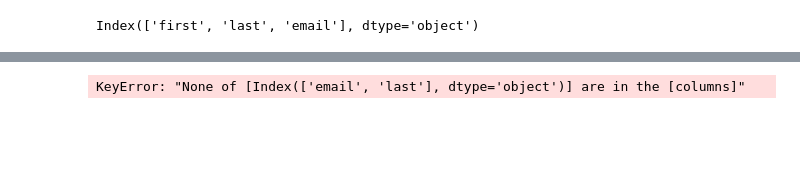
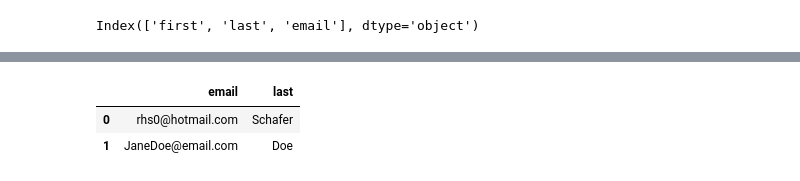
Before and after one commit to rhs2/mlbootcamp, a Jupyter notebook: 11. data_analysis_with_python/2. pandas/2. data_frames.ipynb, the cells around one changed output, grey strips where cells are left out. Drawn from its saved outputs; the diff is of its cells as text; code cells hidden in the pictures; blank space fills up the shorter version.

Commit message:
pandas indexing

```diff
--- a/11. data_analysis_with_python/2. pandas/2. data_frames.ipynb
+++ b/11. data_analysis_with_python/2. pandas/2. data_frames.ipynb
@@ -261,6 +255,8 @@ df1
 | 1 | Jane | Doe | JaneDoe@email.com |
 | 2 | John | Doe | JohnDoe@email.com |
 # %%
-df.loc[[0,1],['email', 'last']]
+df1.loc[[0,1],['email', 'last']]
 # %% [output]
-KeyError: "None of [Index(['email', 'last'], dtype='object')] are in the [columns]"
+|  | email | last |
+| 0 | rhs0@hotmail.com | Schafer |
+| 1 | JaneDoe@email.com | Doe |
```
Also changed, not shown: parts of 11 cells of this notebook, 1 other file.
